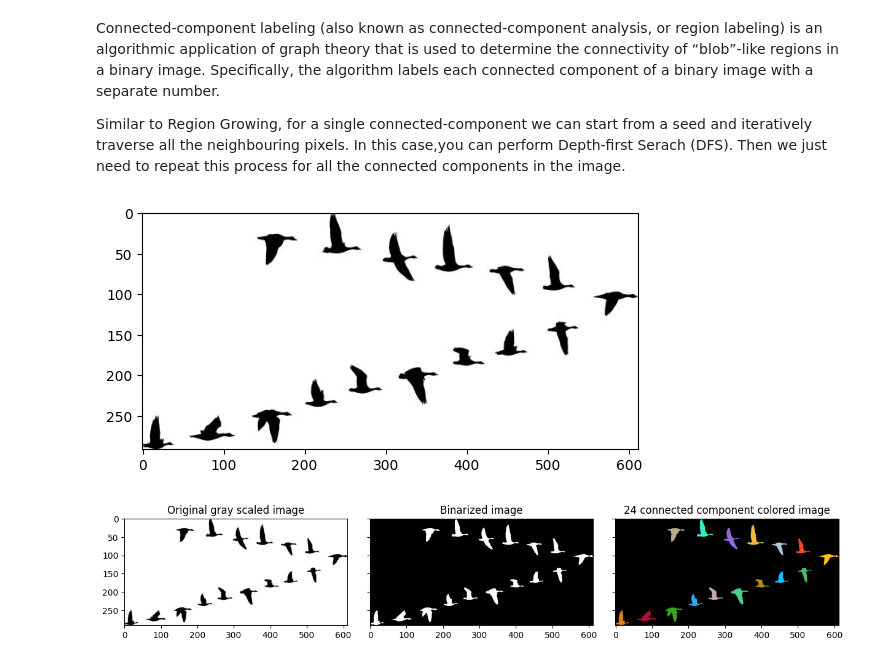
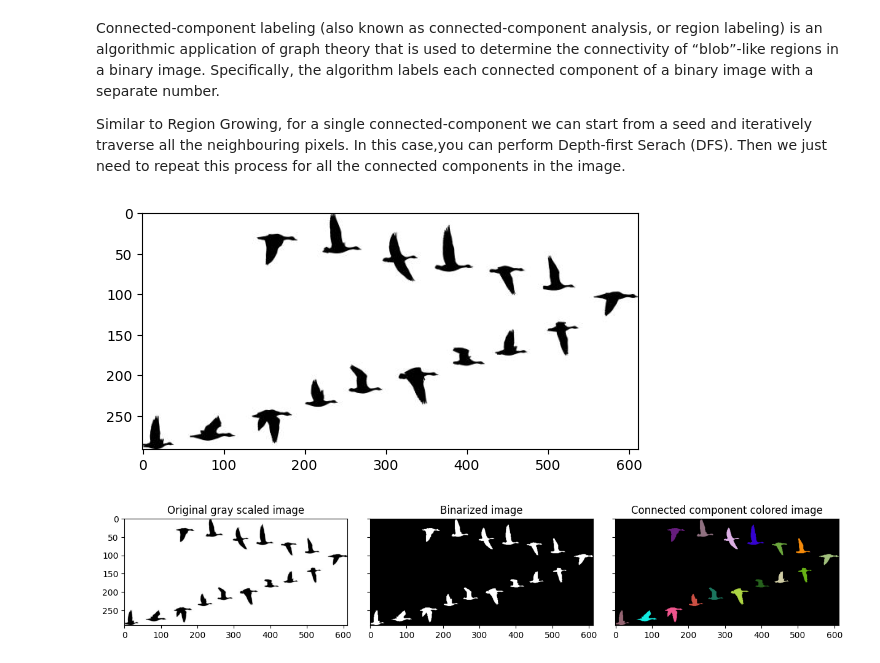
Before and after one commit to juliusuberall/ImPro26, a Jupyter notebook: labs/week_4.ipynb, the cells around one changed output. Saved outputs shown, nothing was run; the diff lists cells and outputs as text; code cells hidden in the pictures.

```diff
--- a/labs/week_4.ipynb
+++ b/labs/week_4.ipynb
@@ -248,12 +316,12 @@ Similar to Region Growing, for a single connected-component we can start from a
 # I am a bit confused with this version of connected components. Usually we dont know the number of
 # components in an image and that is what the algorithm is supposed to determine. Meaning I have to
 # traverse through the entire Image row by row and label the image based on components. And on top of this
-# I maintain a list of "connected components" so that I can updated thos labels according to their connectedness
+# I maintain a list of "connected components" so that I can updated those labels according to their connectedness
 #
 # I dont understand how I would traverse from a random seed and a 4-neighboured to label the entire image correctly and
-# actually count the the connected components.
+# actually count the the connected components. My implementation uses a
 
-# Store constant for neighbour selection - N and W
+# Store constant for neighbour selection - S and W
 neighbour_filter = {
     4 : np.array([
         [-1,0],[0,-1]
@@ -262,7 +330,7 @@ neighbour_filter = {
 
 def connected_components_label(img, connectedness=4):
     # Iniatlize label data and component count
-    labels = np.zeros_like(img)
+    component_labels = np.zeros_like(img)
     c_label = 1
     connected_map = {}
 
@@ -271,13 +339,13 @@ def connected_components_label(img, connectedness=4):
         for y in range(img.shape[1]):
             # If binary mask active
             if img[x,y] > 0:
-                # Check only valid neighbours depending on edge sitution of pixel
+                # Check only valid neighbours depending on edge sitution of pixel in image
                 # Edge handeling
                 ns_filter = []
                 if x > 0 and y > 0:
                     ns_filter = neighbour_filter[connectedness]
                 elif x == 0 and y == img.shape[1]-1:
-                    labels[x,y] = c_label
+                    component_labels[x,y] = c_label
                     continue
                 elif x == 0:
                     ns_filter = np.array([neighbour_filter[connectedness][1]])
@@ -287,10 +355,10 @@ def connected_components_label(img, connectedness=4):
                 # Retrieve current neighbours
                 # not very elegant but somehow I did not get it to work an easier way
                 pixel = np.array([x,y])
-                ns_coord = (ns_filter + pixel)
+                ns_coord = ns_filter + pixel
                 neighbours_label = []
                 for i in range(ns_coord.shape[0]):
-                    neighbours_label.append(labels[ns_coord[i,0],ns_coord[i,1]])
+                    neighbours_label.append(component_labels[ns_coord[i,0],ns_coord[i,1]])
                 neighbours_label = np.array(neighbours_label)
                 connected_min_label = None
                 if any(neighbours_label > 0):
@@ -299,54 +367,53 @@ def connected_components_label(img, connectedness=4):
 
                 # Assign label and increase component count label if needed
                 if connected_min_label != None:
-                    labels[x,y] = connected_min_label
+                    component_labels[x,y] = connected_min_label
                     # Update connected map to merge components that are connected but due to
                     # column-by-column traverse initally assigned different values
                     if len(neighbours_label) == 2:
                         # Deal with nested connected components
                         # Use same connected map label if connected to child component and not root component
-                        # This is essential for merging the the "connected components" correctlt in the second iteration
+                        # This is essential for merging the "connected components" correctly in the second iteration
                         if neighbours_label[0] in connected_map:
                             connected_map[neighbours_label[1]] = connected_map[neighbours_label[0]]
                         # If connected component which is directly connected with root component
                         else:
                             connected_map[neighbours_label[1]] = neighbours_label[0]
                 else:
-                    labels[x,y] = c_label
+                    component_labels[x,y] = c_label
                     c_label += 1
 
     # Update based on connected components and merge connected regions
     for i in range(img.shape[0]):
         for j in range(img.shape[1]):
-            if labels[i,j] in connected_map:
-                labels[i,j] = connected_map[labels[i,j]]
+            if component_labels[i,j] in connected_map:
+                component_labels[i,j] = connected_map[component_labels[i,j]]
 
-    return labels
+    return component_labels
 # %%
 from utils import colourize
 
 img2 = cv2.imread("../images/gooses.jpg")
 gray_img2 = cv2.cvtColor(img2, cv2.COLOR_BGR2GRAY).astype(np.float32)
 plt.imshow(gray_img2, 'gray')
 
 bimg2 = (gray_img2 < 100).astype(np.float32)
 ccl_img2 = connected_components_label(bimg2)
 
 fig, axis = plt.subplots(1, 3, figsize=(15,10), sharey=True)
 fig.subplots_adjust(wspace=0.1, hspace=0.05)
 axis[0].imshow(gray_img2, 'gray')
 axis[0].set_title('Original gray scaled image')
 
 axis[1].imshow(bimg2, 'gray')
 axis[1].set_title('Binarized image')
 
 axis[2].imshow(colourize(ccl_img2))
-# Seems like it creates more connected components than expected. Small artifacts? Almost not visible but yet something seems fishy.
-axis[2].set_title(f'{len(np.unique(ccl_img2))} connected component colored image')
+axis[2].set_title('Connected component colored image')
 plt.show()
 # %% [output]
 [figure]
-[figure, old version]
+[figure, new version]
 # %%
 bimg = (gray_img > 100).astype(np.float32)
 ccl_img = connected_components_label(bimg)
```
Also changed, not shown: parts of 11 cells of this notebook, 3 other files.
